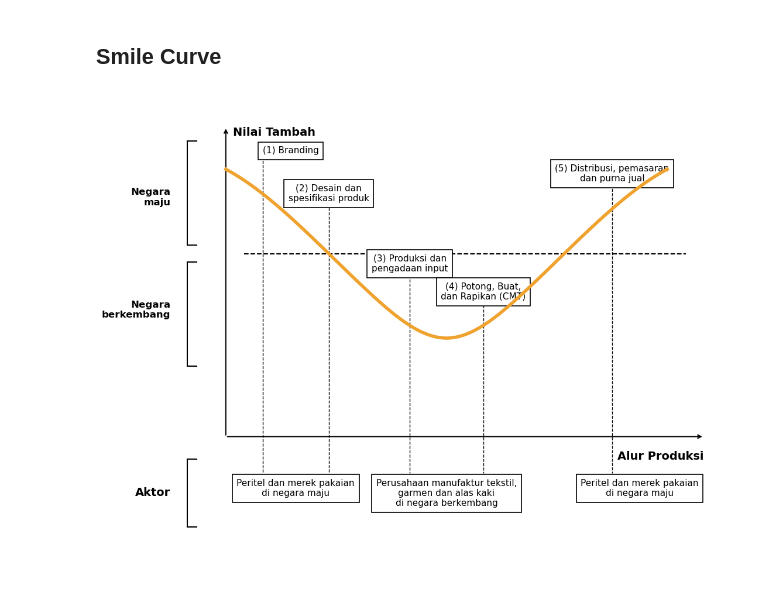
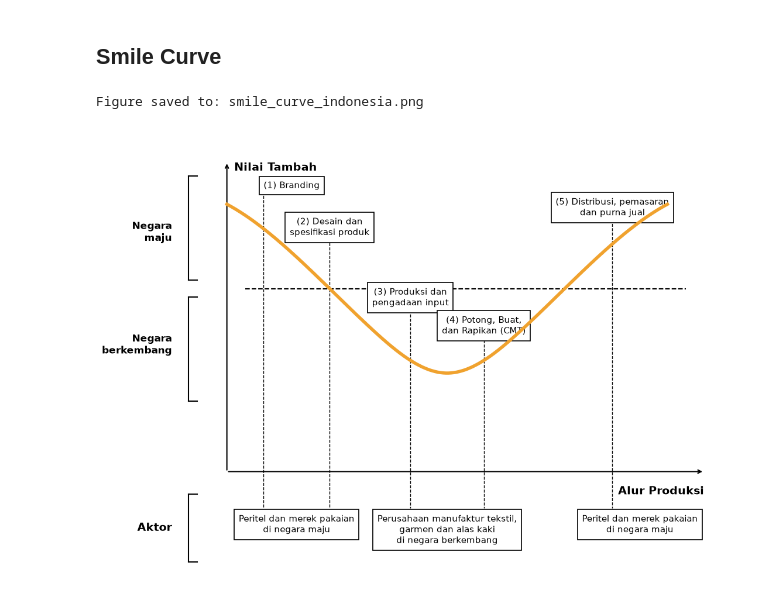
Before and after one commit to den-econ/tekstil, a Jupyter notebook: fig/fig.ipynb, the cells around one changed output. Saved outputs shown, nothing was run; the diff lists cells and outputs as text; code cells hidden in the pictures.

```diff
--- a/fig/fig.ipynb
+++ b/fig/fig.ipynb
@@ -773,6 +800,7 @@ plt.show()
 ## Smile Curve
 # %%
 import matplotlib.pyplot as plt
+from source_note import save_with_note
 import matplotlib.patches as patches
 import numpy as np
 from scipy.interpolate import make_interp_spline
@@ -875,34 +903,35 @@ ax.plot([x_stage5, x_stage5], [y_curve_5, -1.3], 'k--', lw=1, zorder=1)
 def draw_actor_box(x_center, y_pos, text, ax_ref):
     bbox_props = dict(boxstyle="square,pad=0.5", fc="white", ec="black", lw=1.2)
     ax_ref.text(x_center, y_pos, text, ha='center', va='top', fontsize=11, bbox=bbox_props)
 
 # Label "Aktor" dengan kurung siku di kiri
 ax.text(-1.5, -2, "Aktor", fontsize=14, ha='right', va='center', fontweight='bold')
 
 # Kurung siku untuk Aktor
 bracket_x = -0.8
 ax.plot([bracket_x, bracket_x - 0.25], [-0.8, -0.8], 'k-', lw=1.5)
 ax.plot([bracket_x - 0.25, bracket_x - 0.25], [-0.8, -3.2], 'k-', lw=1.5)
 ax.plot([bracket_x, bracket_x - 0.25], [-3.2, -3.2], 'k-', lw=1.5)
 
 # Aktor 1: Peritel di negara maju (kiri, untuk Branding & Desain)
 draw_actor_box(1.9, -1.5, "Peritel dan merek pakaian\ndi negara maju", ax)
 
 # Aktor 2: Perusahaan manufaktur (tengah, untuk Produksi input & CMT)
 draw_actor_box(6, -1.5, "Perusahaan manufaktur tekstil,\ngarmen dan alas kaki\ndi negara berkembang", ax)
 
 # Aktor 3: Peritel di negara maju (kanan, untuk Distribusi)
 draw_actor_box(11.25, -1.5, "Peritel dan merek pakaian\ndi negara maju", ax)
 
 # --- Atur batas canvas ---
 ax.set_xlim(-2.5, 13.5)
 ax.set_ylim(-4, 12)
 plt.tight_layout()
 
 # Simpan atau tampilkan
-plt.savefig("smile_curve_indonesia.png", dpi=300, bbox_inches='tight')
+save_with_note(fig, "smile_curve_indonesia.png", "Sumber: Goto (2023), perhitungan penulis.")
 plt.show()
 # %% [output]
+Figure saved to: smile_curve_indonesia.png
-[figure, old version]
+[figure, new version]
 # %%
 import matplotlib.pyplot as plt
```
Also changed, not shown: parts of 14 cells of this notebook, 51 other files.
